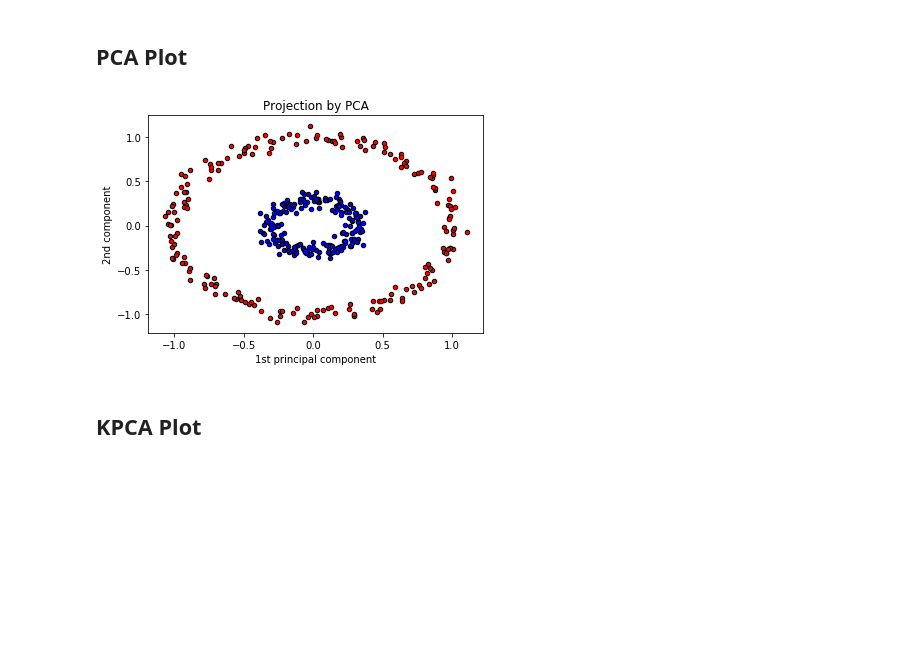
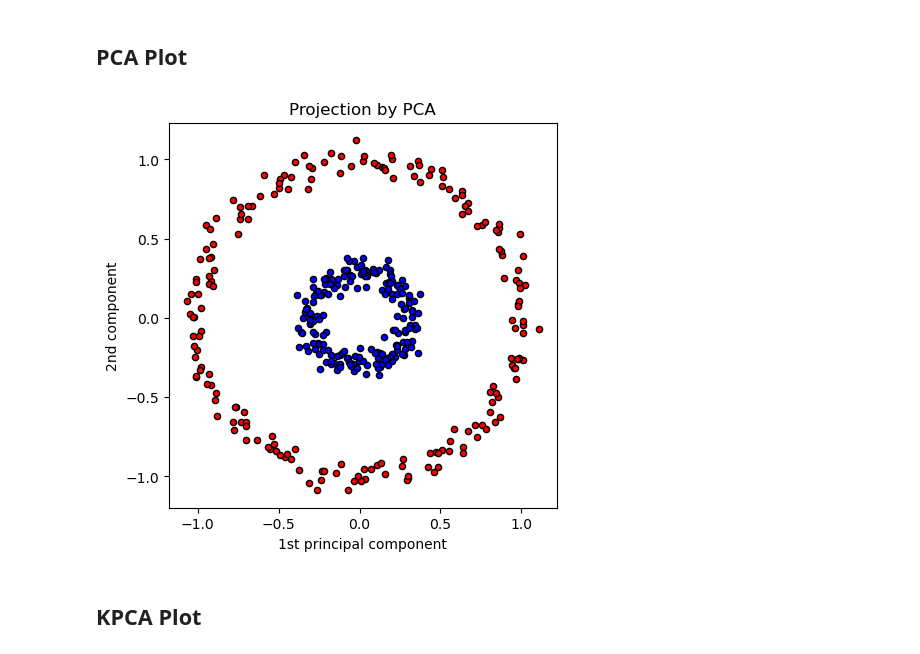
Before and after one commit to rodriguezmDNA/ml_courses, a Jupyter notebook: udemy/The_Complete_Machine_Learning_Course_with_Python/09/09-04-Kernel_PCA.ipynb, the cells around one changed output. Drawn from its saved outputs; the diff is of its cells as text; code cells hidden in the pictures; blank space fills up the shorter version.

```diff
--- a/udemy/The_Complete_Machine_Learning_Course_with_Python/09/09-04-Kernel_PCA.ipynb
+++ b/udemy/The_Complete_Machine_Learning_Course_with_Python/09/09-04-Kernel_PCA.ipynb
@@ -46,13 +46,14 @@ plt.ylabel("$x_2$");
 # %% [markdown]
 ## PCA Plot
 # %%
+plt.figure(figsize=(5,5))
 plt.scatter(X_pca[reds, 0], X_pca[reds, 1], c="red", s=20, edgecolor='k')
 plt.scatter(X_pca[blues, 0], X_pca[blues, 1], c="blue", s=20, edgecolor='k')
 plt.title("Projection by PCA")
 plt.xlabel("1st principal component")
 plt.ylabel("2nd component");
 # %% [output]
-[figure, old version]
+[figure, new version]
 # %% [markdown]
 ## KPCA Plot
 # %%
```
Also changed, not shown: parts of 6 cells of this notebook, 37 other files.
